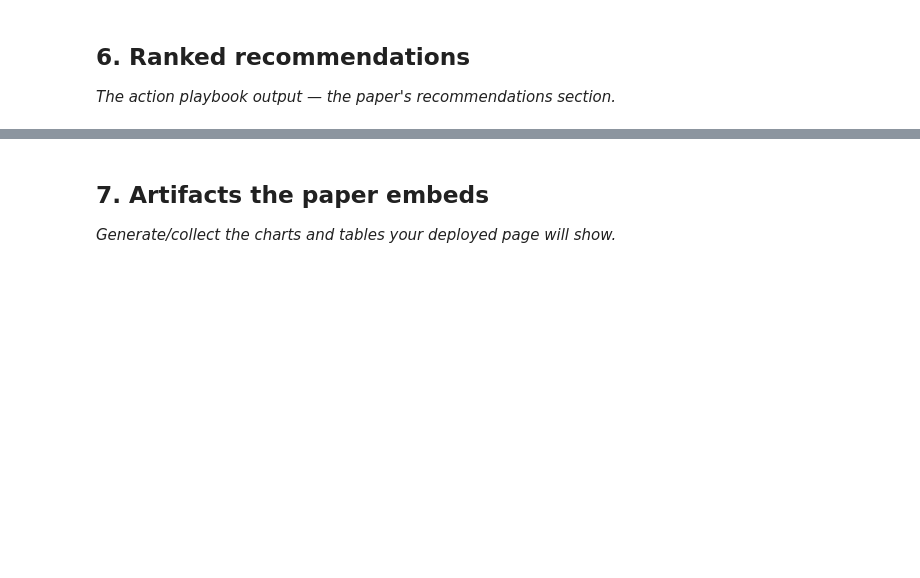
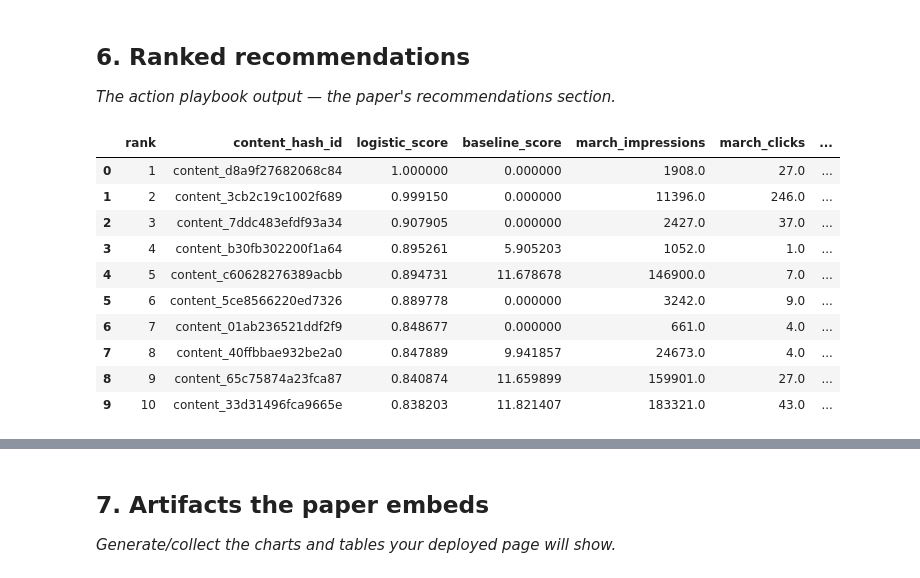
Before and after one commit to OmarAyman2005/flyrank-ml-internship, a Jupyter notebook: work/notebooks/capstone.ipynb, the cells around one changed output, grey strips where cells are left out. Cells and saved outputs as stored; diff of their text form; code cells hidden in the pictures; blank space fills up the shorter version.

Commit message:
Complete ML capstone analysis

```diff
--- a/work/notebooks/capstone.ipynb
+++ b/work/notebooks/capstone.ipynb
@@ -16,0 +356,17 @@ This skeleton is yours to fill. Work the sections **in order** — each one has
+# %%
+DECLINE_THRESHOLD = 0.80
+
+capstone_df = normalized_df.copy()
+
+capstone_df["decline_label"] = (
+    capstone_df["daily_impression_ratio"] < DECLINE_THRESHOLD
+).astype(int)
+
+print("Decline definition:")
+print("April average daily impressions < 80% of March average daily impressions")
+
+print("\nClass counts:")
+print(capstone_df["decline_label"].value_counts())
+
+print("\nClass shares:")
+print(capstone_df["decline_label"].value_counts(normalize=True).round(4))
@@ -30,3 +943,55 @@ This skeleton is yours to fill. Work the sections **in order** — each one has
 ## 6. Ranked recommendations
 
 *The action playbook output — the paper's recommendations section.*
+# %%
+recommendations = final_eval[
+    [
+        "client_hash_id",
+        "content_hash_id",
+        "march_impressions",
+        "march_clicks",
+        "march_avg_position",
+        "logistic_score",
+        "baseline_score",
+        "decline_label"
+    ]
+].copy()
+
+recommendations = recommendations.sort_values(
+    "logistic_score",
+    ascending=False
+).reset_index(drop=True)
+
+recommendations["rank"] = np.arange(1, len(recommendations) + 1)
+
+recommendations["reason_code"] = "high_predicted_decline_risk"
+recommendations["action_label"] = "review_for_refresh"
+
+top10 = recommendations.head(10)[
+    [
+        "rank",
+        "content_hash_id",
+        "logistic_score",
+        "baseline_score",
+        "march_impressions",
+        "march_clicks",
+        "march_avg_position",
+        "reason_code",
+        "action_label",
+        "decline_label"
+    ]
+]
+
+top10
+# %% [output]
+|  | rank | content_hash_id | logistic_score | baseline_score | march_impressions | march_clicks | ... |
+| 0 | 1 | content_d8a9f27682068c84 | 1.000000 | 0.000000 | 1908.0 | 27.0 | ... |
+| 1 | 2 | content_3cb2c19c1002f689 | 0.999150 | 0.000000 | 11396.0 | 246.0 | ... |
+| 2 | 3 | content_7ddc483efdf93a34 | 0.907905 | 0.000000 | 2427.0 | 37.0 | ... |
+| 3 | 4 | content_b30fb302200f1a64 | 0.895261 | 5.905203 | 1052.0 | 1.0 | ... |
+| 4 | 5 | content_c60628276389acbb | 0.894731 | 11.678678 | 146900.0 | 7.0 | ... |
+| 5 | 6 | content_5ce8566220ed7326 | 0.889778 | 0.000000 | 3242.0 | 9.0 | ... |
+| 6 | 7 | content_01ab236521ddf2f9 | 0.848677 | 0.000000 | 661.0 | 4.0 | ... |
+| 7 | 8 | content_40ffbbae932be2a0 | 0.847889 | 9.941857 | 24673.0 | 4.0 | ... |
+| 8 | 9 | content_65c75874a23fca87 | 0.840874 | 11.659899 | 159901.0 | 27.0 | ... |
+| 9 | 10 | content_33d31496fca9665e | 0.838203 | 11.821407 | 183321.0 | 43.0 | ... |
```
Also changed, not shown: parts of 26 cells of this notebook.
